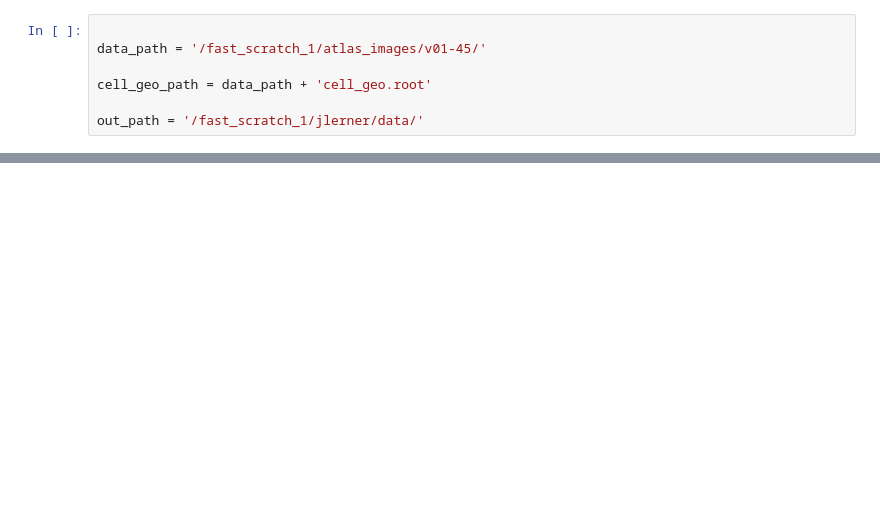
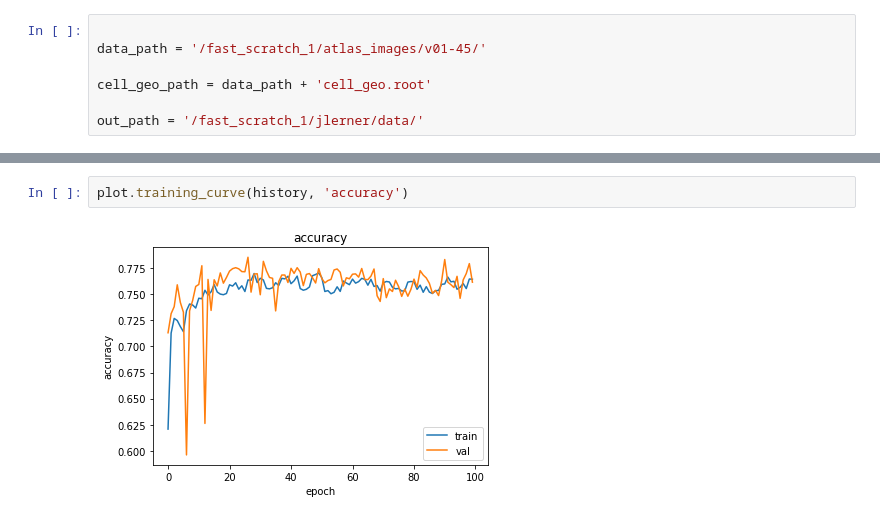
Before and after one commit to joshlerner/triumf-ml, a Jupyter notebook: PionReconstruction/PionTrainingExample.ipynb, the cells around one changed output, grey strips where cells are left out. Drawn from its saved outputs; the diff is of its cells as text; blank space fills up the shorter version.

```diff
--- a/PionReconstruction/PionTrainingExample.ipynb
+++ b/PionReconstruction/PionTrainingExample.ipynb
@@ -152,0 +139,4 @@ plt.show()
+# %%
+plot.training_curve(history, 'accuracy')
+# %% [output]
+[figure, added]
```
Also changed, not shown: parts of 9 cells of this notebook, 5 other files.
